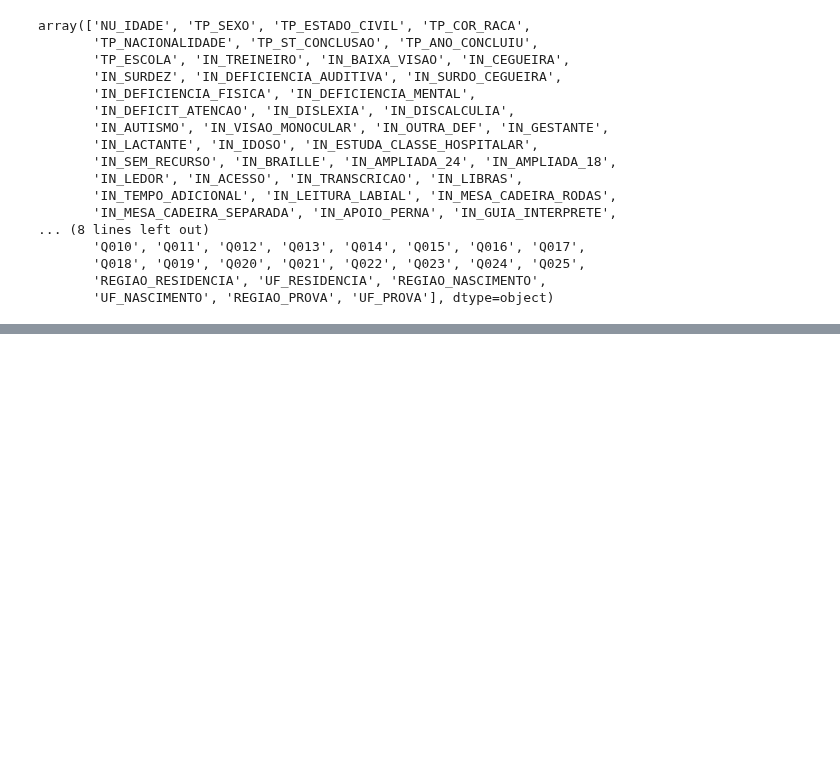
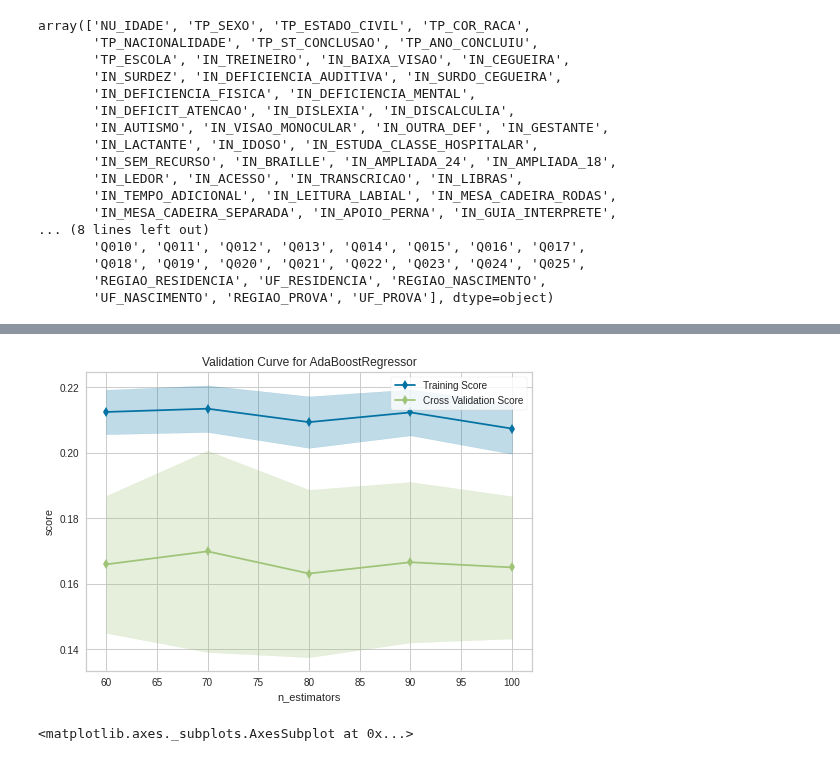
Before and after one commit to inf032/introducaoML, a Jupyter notebook: ENEM.ipynb, the cells around one changed output, grey strips where cells are left out. Saved outputs shown, nothing was run; the diff lists cells and outputs as text; code cells hidden in the pictures; blank space fills up the shorter version.

```diff
--- a/ENEM.ipynb
+++ b/ENEM.ipynb
@@ -119,8 +119,9 @@ SEED = 48
 np.random.seed(SEED)
 warnings.filterwarnings(action='once')
 
-dados = pd.read_csv('https://raw.githubusercontent.com/inf032/introducaoML/master/data/microdados_sample.csv')
-#https://raw.githubusercontent.com/inf032/introducaoML/master/data/sample_14.csv
+#dados = pd.read_csv('https://raw.githubusercontent.com/inf032/introducaoML/master/data/microdados_sample.csv')
+dados = pd.read_csv('https://raw.githubusercontent.com/inf032/introducaoML/master/data/sample_14.csv', sep = ';', encoding='latin1')
+
 dados['NU_NOTA'] = dados.NU_NOTA_CN + dados.NU_NOTA_CH + dados.NU_NOTA_LC +  dados.NU_NOTA_MT + dados.NU_NOTA_REDACAO
 
 dados.drop(columns=['CO_PROVA_CN', 'CO_PROVA_CH', 'CO_PROVA_LC', 'CO_PROVA_MT',
@@ -311,11 +347,14 @@ X_test_processada = processa_preditoras(X_test)
 # %%
 from yellowbrick.model_selection import ValidationCurve
 
-vc = ValidationCurve(RandomForestRegressor(), param_name='max_depth',
-                     param_range=[30, 50, 100], cv=5)
+vc = ValidationCurve(AdaBoostRegressor(), param_name='n_estimators',
+                     param_range=[60, 70, 80, 90, 100, 110, 120], cv=5)
 
 modelo = Pipeline(steps=[('step_one', col_transformer), ('ss',  StandardScaler()),
                          ('imputer', ImputerWithMissingMark(imputer=SimpleImputer())),
                          ('vc',  vc)]).fit(X_train_processada, y_train)
 
 vc.show()
+# %% [output]
+[figure, added]
+<matplotlib.axes._subplots.AxesSubplot at 0x...>
```
Also changed, not shown: parts of 10 cells of this notebook.
